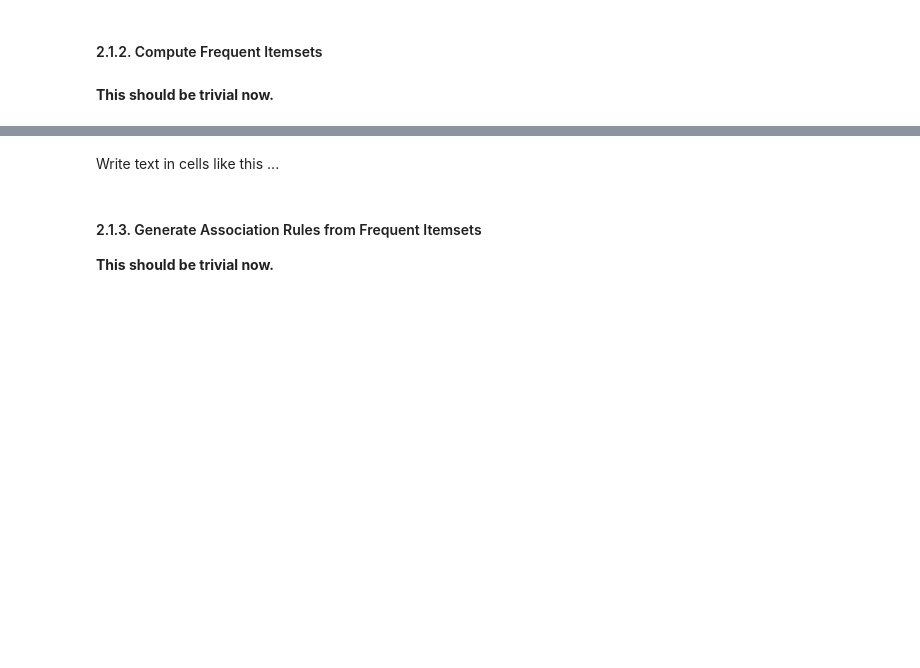
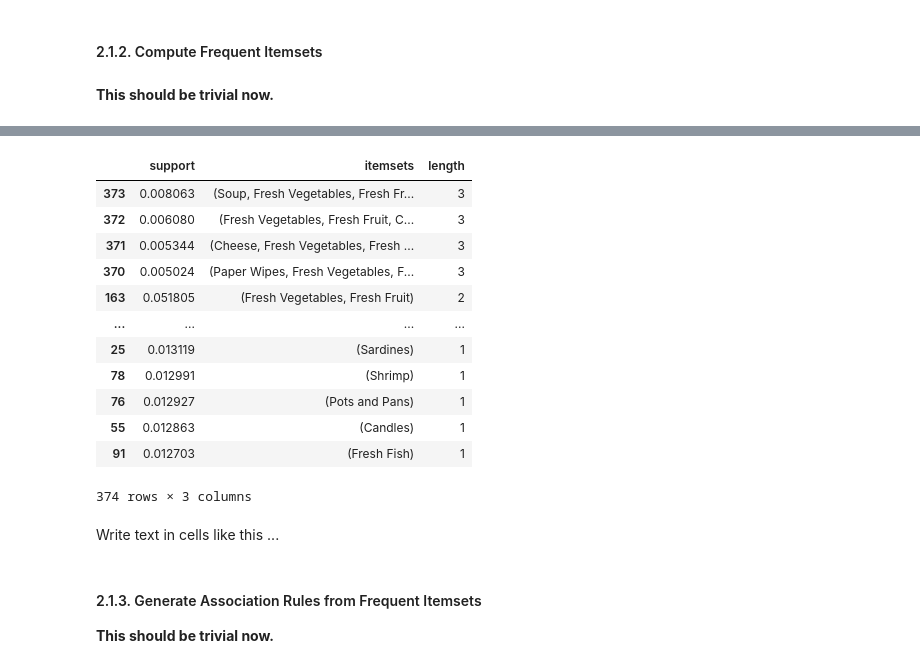
Before and after one commit to miguelaf24/PD, a Jupyter notebook: PD_201920_Project.ipynb, the cells around one changed output, grey strips where cells are left out. Cells and saved outputs as stored; diff of their text form; code cells hidden in the pictures; blank space fills up the shorter version.

```diff
--- a/PD_201920_Project.ipynb
+++ b/PD_201920_Project.ipynb
@@ -458,3 +437,20 @@ frequent_itemset.sort_values(by = "support", ascending = False)
+# %%
+frequent_itemset = frequent_itemsets(ohe_deluxe_gourmet,0.005)
+frequent_itemset.sort_values(by = ["length","support"], ascending = False)
+# %% [output]
+|  | support | itemsets | length |
+| 373 | 0.008063 | (Soup, Fresh Vegetables, Fresh Fr... | 3 |
+| 372 | 0.006080 | (Fresh Vegetables, Fresh Fruit, C... | 3 |
+| 371 | 0.005344 | (Cheese, Fresh Vegetables, Fresh ... | 3 |
+| 370 | 0.005024 | (Paper Wipes, Fresh Vegetables, F... | 3 |
+| 163 | 0.051805 | (Fresh Vegetables, Fresh Fruit) | 2 |
+| ... | ... | ... | ... |
+| 25 | 0.013119 | (Sardines) | 1 |
+| 78 | 0.012991 | (Shrimp) | 1 |
+| 76 | 0.012927 | (Pots and Pans) | 1 |
+| 55 | 0.012863 | (Candles) | 1 |
+| 91 | 0.012703 | (Fresh Fish) | 1 |
+374 rows × 3 columns
 # %% [markdown]
 Write text in cells like this ...
 # %% [markdown]
```
Also changed, not shown: parts of 21 cells of this notebook.
